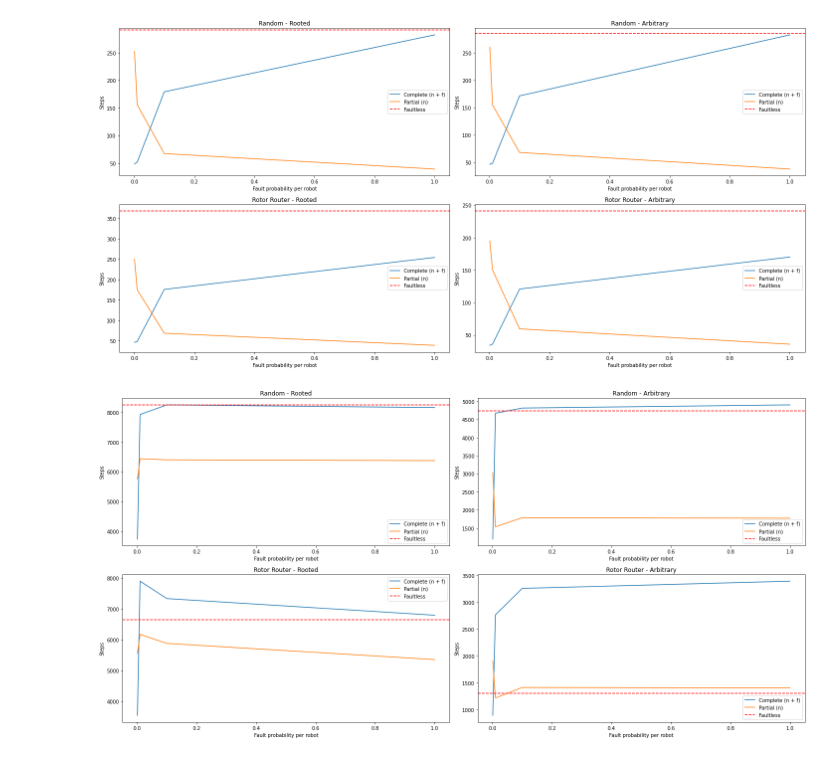
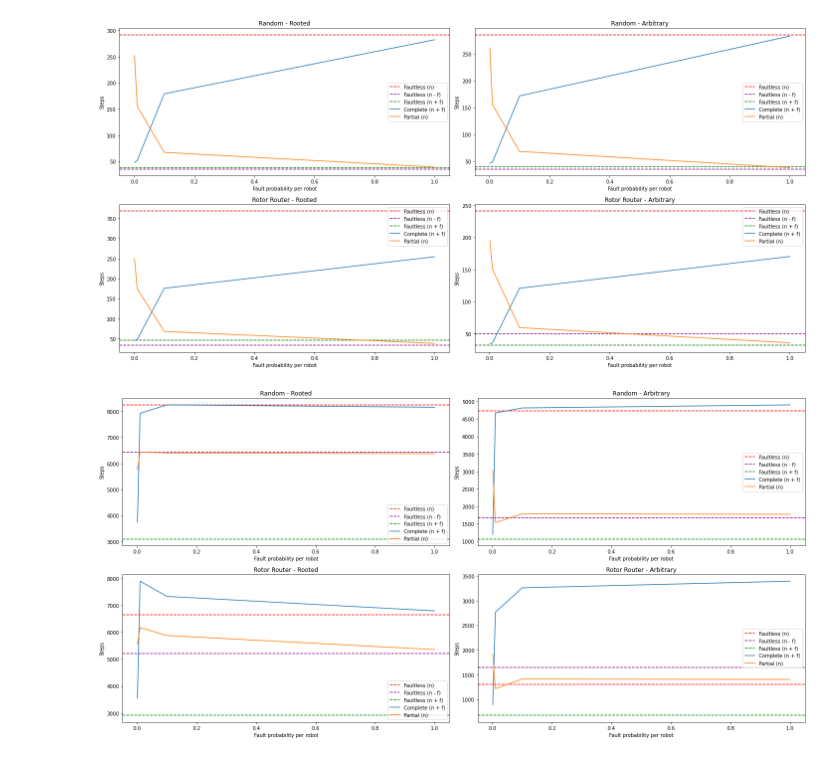
Before and after one commit to pukanszkypeter/fault-tolerant-dispersion, a Jupyter notebook: data/diagrams.ipynb, the cells around one changed output. Cells and saved outputs as stored; diff of their text form; code cells hidden in the pictures.

```diff
--- a/data/diagrams.ipynb
+++ b/data/diagrams.ipynb
@@ -239,18 +289,26 @@ plt.show()
 # %%
 # RANDOM
-random_rw_fl_r = faultless[(faultless["algorithm_type"] == "RANDOM") & (faultless["graph_type"] == "RANDOM") & (faultless["teams"] == 1)]["steps"].mean()
+random_rw_fl_r_normal = faultless[(faultless["algorithm_type"] == "RANDOM") & (faultless["graph_type"] == "RANDOM") & (faultless["teams"] == 1) & (faultless["nodes"] == faultless["robots"])]["steps"].mean()
+random_rw_fl_r_plus = faultless[(faultless["algorithm_type"] == "RANDOM") & (faultless["graph_type"] == "RANDOM") & (faultless["teams"] == 1) & (faultless["nodes"] < faultless["robots"])]["steps"].mean()
+random_rw_fl_r_minus = faultless[(faultless["algorithm_type"] == "RANDOM") & (faultless["graph_type"] == "RANDOM") & (faultless["teams"] == 1) & (faultless["nodes"] > faultless["robots"])]["steps"].mean()
 random_rw_fy_c_r = faulty[(faulty["algorithm_type"] == "RANDOM") & (faulty["nodes"] < faulty["robots"]) & (faulty["graph_type"] == "RANDOM") & (faulty["teams"] == 1)].groupby("probability")["steps"].mean()
 random_rw_fy_p_r = faulty[(faulty["algorithm_type"] == "RANDOM") & (faulty["nodes"] >= faulty["robots"]) & (faulty["graph_type"] == "RANDOM") & (faulty["teams"] == 1)].groupby("probability")["steps"].mean()
 
-random_rw_fl_a = faultless[(faultless["algorithm_type"] == "RANDOM") & (faultless["graph_type"] == "RANDOM") & (faultless["teams"] > 1)]["steps"].mean()
+random_rw_fl_a_normal = faultless[(faultless["algorithm_type"] == "RANDOM") & (faultless["graph_type"] == "RANDOM") & (faultless["teams"] > 1) & (faultless["nodes"] == faultless["robots"])]["steps"].mean()
+random_rw_fl_a_plus = faultless[(faultless["algorithm_type"] == "RANDOM") & (faultless["graph_type"] == "RANDOM") & (faultless["teams"] > 1) & (faultless["nodes"] < faultless["robots"])]["steps"].mean()
+random_rw_fl_a_minus = faultless[(faultless["algorithm_type"] == "RANDOM") & (faultless["graph_type"] == "RANDOM") & (faultless["teams"] > 1) & (faultless["nodes"] > faultless["robots"])]["steps"].mean()
 random_rw_fy_c_a = faulty[(faulty["algorithm_type"] == "RANDOM") & (faulty["nodes"] < faulty["robots"]) & (faulty["graph_type"] == "RANDOM") & (faulty["teams"] > 1)].groupby("probability")["steps"].mean()
 random_rw_fy_p_a = faulty[(faulty["algorithm_type"] == "RANDOM") & (faulty["nodes"] >= faulty["robots"]) & (faulty["graph_type"] == "RANDOM") & (faulty["teams"] > 1)].groupby("probability")["steps"].mean()
 
-random_rr_fl_r = faultless[(faultless["algorithm_type"] == "ROTOR_ROUTER") & (faultless["graph_type"] == "RANDOM") & (faultless["teams"] == 1)]["steps"].mean()
+random_rr_fl_r_normal = faultless[(faultless["algorithm_type"] == "ROTOR_ROUTER") & (faultless["graph_type"] == "RANDOM") & (faultless["teams"] == 1) & (faultless["nodes"] == faultless["robots"])]["steps"].mean()
+random_rr_fl_r_plus = faultless[(faultless["algorithm_type"] == "ROTOR_ROUTER") & (faultless["graph_type"] == "RANDOM") & (faultless["teams"] == 1) & (faultless["nodes"] < faultless["robots"])]["steps"].mean()
+random_rr_fl_r_minus = faultless[(faultless["algorithm_type"] == "ROTOR_ROUTER") & (faultless["graph_type"] == "RANDOM") & (faultless["teams"] == 1) & (faultless["nodes"] > faultless["robots"])]["steps"].mean()
 random_rr_fy_c_r = faulty[(faulty["algorithm_type"] == "ROTOR_ROUTER") & (faulty["nodes"] < faulty["robots"]) & (faulty["graph_type"] == "RANDOM") & (faulty["teams"] == 1)].groupby("probability")["steps"].mean()
 random_rr_fy_p_r = faulty[(faulty["algorithm_type"] == "ROTOR_ROUTER") & (faulty["nodes"] >= faulty["robots"]) & (faulty["graph_type"] == "RANDOM") & (faulty["teams"] == 1)].groupby("probability")["steps"].mean()
 
-random_rr_fl_a = faultless[(faultless["algorithm_type"] == "ROTOR_ROUTER") & (faultless["graph_type"] == "RANDOM") & (faultless["teams"] > 1)]["steps"].mean()
+random_rr_fl_a_normal = faultless[(faultless["algorithm_type"] == "ROTOR_ROUTER") & (faultless["graph_type"] == "RANDOM") & (faultless["teams"] > 1) & (faultless["nodes"] == faultless["robots"])]["steps"].mean()
+random_rr_fl_a_plus = faultless[(faultless["algorithm_type"] == "ROTOR_ROUTER") & (faultless["graph_type"] == "RANDOM") & (faultless["teams"] > 1) & (faultless["nodes"] < faultless["robots"])]["steps"].mean()
+random_rr_fl_a_minus = faultless[(faultless["algorithm_type"] == "ROTOR_ROUTER") & (faultless["graph_type"] == "RANDOM") & (faultless["teams"] > 1) & (faultless["nodes"] > faultless["robots"])]["steps"].mean()
 random_rr_fy_c_a = faulty[(faulty["algorithm_type"] == "ROTOR_ROUTER") & (faulty["nodes"] < faulty["robots"]) & (faulty["graph_type"] == "RANDOM") & (faulty["teams"] > 1)].groupby("probability")["steps"].mean()
 random_rr_fy_p_a = faulty[(faulty["algorithm_type"] == "ROTOR_ROUTER") & (faulty["nodes"] >= faulty["robots"]) & (faulty["graph_type"] == "RANDOM") & (faulty["teams"] > 1)].groupby("probability")["steps"].mean()
 
@@ -258,36 +316,44 @@ random_rr_fy_p_a = faulty[(faulty["algorithm_type"] == "ROTOR_ROUTER") & (faulty
 fig, axs = plt.subplots(nrows=2, ncols=2, figsize=(20, 10))
 
 # plot the data for the first chart
+axs[0,0].axhline(y = random_rw_fl_r_normal, color="red", linestyle="--", label = "Faultless (n)")
+axs[0,0].axhline(y = random_rw_fl_r_minus, color="purple", linestyle="--", label = "Faultless (n - f)")
+axs[0,0].axhline(y = random_rw_fl_r_plus, color="green", linestyle="--", label = "Faultless (n + f)")
 axs[0,0].plot(random_rw_fy_c_r.index, random_rw_fy_c_r.values, label = "Complete (n + f)")
 axs[0,0].plot(random_rw_fy_p_r.index, random_rw_fy_p_r.values, label = "Partial (n)")
-axs[0,0].axhline(y = random_rw_fl_r, color="r", linestyle="--", label = "Faultless")
 axs[0,0].set_xlabel("Fault probability per robot")
 axs[0,0].set_ylabel("Steps")
 axs[0,0].set_title('Random - Rooted')
 axs[0,0].legend()
 
 # plot the data for the second chart
+axs[0,1].axhline(y = random_rw_fl_a_normal, color="red", linestyle="--", label = "Faultless (n)")
+axs[0,1].axhline(y = random_rw_fl_a_minus, color="purple", linestyle="--", label = "Faultless (n - f)")
+axs[0,1].axhline(y = random_rw_fl_a_plus, color="green", linestyle="--", label = "Faultless (n + f)")
 axs[0,1].plot(random_rw_fy_c_a.index, random_rw_fy_c_a.values, label = "Complete (n + f)")
 axs[0,1].plot(random_rw_fy_p_a.index, random_rw_fy_p_a.values, label = "Partial (n)")
-axs[0,1].axhline(y = random_rw_fl_a, color="r", linestyle="--", label = "Faultless")
 axs[0,1].set_xlabel("Fault probability per robot")
 axs[0,1].set_ylabel("Steps")
 axs[0,1].set_title('Random - Arbitrary')
 axs[0,1].legend()
 
 # plot the data for the third chart
+axs[1,0].axhline(y = random_rr_fl_r_normal, color="red", linestyle="--", label = "Faultless (n)")
+axs[1,0].axhline(y = random_rr_fl_r_minus, color="purple", linestyle="--", label = "Faultless (n - f)")
+axs[1,0].axhline(y = random_rr_fl_r_plus, color="green", linestyle="--", label = "Faultless (n + f)")
 axs[1,0].plot(random_rr_fy_c_r.index, random_rr_fy_c_r.values, label = "Complete (n + f)")
 axs[1,0].plot(random_rr_fy_p_r.index, random_rr_fy_p_r.values, label = "Partial (n)")
-axs[1,0].axhline(y = random_rr_fl_r, color="r", linestyle="--", label = "Faultless")
 axs[1,0].set_xlabel("Fault probability per robot")
 axs[1,0].set_ylabel("Steps")
 axs[1,0].set_title('Rotor Router - Rooted')
 axs[1,0].legend()
 
 # plot the data for the fourth chart
+axs[1,1].axhline(y = random_rr_fl_a_normal, color="red", linestyle="--", label = "Faultless (n)")
+axs[1,1].axhline(y = random_rr_fl_a_minus, color="purple", linestyle="--", label = "Faultless (n - f)")
+axs[1,1].axhline(y = random_rr_fl_a_plus, color="green", linestyle="--", label = "Faultless (n + f)")
 axs[1,1].plot(random_rr_fy_c_a.index, random_rr_fy_c_a.values, label = "Complete (n + f)")
 axs[1,1].plot(random_rr_fy_p_a.index, random_rr_fy_p_a.values, label = "Partial (n)")
-axs[1,1].axhline(y = random_rr_fl_a, color="r", linestyle="--", label = "Faultless")
 axs[1,1].set_xlabel("Fault probability per robot")
 axs[1,1].set_ylabel("Steps")
 axs[1,1].set_title('Rotor Router - Arbitrary')
@@ -297,22 +363,30 @@ axs[1,1].legend()
 plt.tight_layout()
 plt.show()
 # %% [output]
-[figure, old version]
+[figure, new version]
 # %%
 # RING
-ring_rw_fl_r = faultless[(faultless["algorithm_type"] == "RANDOM") & (faultless["graph_type"] == "RING") & (faultless["teams"] == 1)]["steps"].mean()
+ring_rw_fl_r_normal = faultless[(faultless["algorithm_type"] == "RANDOM") & (faultless["graph_type"] == "RING") & (faultless["teams"] == 1) & (faultless["nodes"] == faultless["robots"])]["steps"].mean()
+ring_rw_fl_r_plus = faultless[(faultless["algorithm_type"] == "RANDOM") & (faultless["graph_type"] == "RING") & (faultless["teams"] == 1) & (faultless["nodes"] < faultless["robots"])]["steps"].mean()
+ring_rw_fl_r_minus = faultless[(faultless["algorithm_type"] == "RANDOM") & (faultless["graph_type"] == "RING") & (faultless["teams"] == 1) & (faultless["nodes"] > faultless["robots"])]["steps"].mean()
 ring_rw_fy_c_r = faulty[(faulty["algorithm_type"] == "RANDOM") & (faulty["nodes"] < faulty["robots"]) & (faulty["graph_type"] == "RING") & (faulty["teams"] == 1)].groupby("probability")["steps"].mean()
 ring_rw_fy_p_r = faulty[(faulty["algorithm_type"] == "RANDOM") & (faulty["nodes"] >= faulty["robots"]) & (faulty["graph_type"] == "RING") & (faulty["teams"] == 1)].groupby("probability")["steps"].mean()
 
-ring_rw_fl_a = faultless[(faultless["algorithm_type"] == "RANDOM") & (faultless["graph_type"] == "RING") & (faultless["teams"] > 1)]["steps"].mean()
+ring_rw_fl_a_normal = faultless[(faultless["algorithm_type"] == "RANDOM") & (faultless["graph_type"] == "RING") & (faultless["teams"] > 1) & (faultless["nodes"] == faultless["robots"])]["steps"].mean()
+ring_rw_fl_a_plus = faultless[(faultless["algorithm_type"] == "RANDOM") & (faultless["graph_type"] == "RING") & (faultless["teams"] > 1) & (faultless["nodes"] < faultless["robots"])]["steps"].mean()
+ring_rw_fl_a_minus = faultless[(faultless["algorithm_type"] == "RANDOM") & (faultless["graph_type"] == "RING") & (faultless["teams"] > 1) & (faultless["nodes"] > faultless["robots"])]["steps"].mean()
 ring_rw_fy_c_a = faulty[(faulty["algorithm_type"] == "RANDOM") & (faulty["nodes"] < faulty["robots"]) & (faulty["graph_type"] == "RING") & (faulty["teams"] > 1)].groupby("probability")["steps"].mean()
 ring_rw_fy_p_a = faulty[(faulty["algorithm_type"] == "RANDOM") & (faulty["nodes"] >= faulty["robots"]) & (faulty["graph_type"] == "RING") & (faulty["teams"] > 1)].groupby("probability")["steps"].mean()
 
-ring_rr_fl_r = faultless[(faultless["algorithm_type"] == "ROTOR_ROUTER") & (faultless["graph_type"] == "RING") & (faultless["teams"] == 1)]["steps"].mean()
+ring_rr_fl_r_normal = faultless[(faultless["algorithm_type"] == "ROTOR_ROUTER") & (faultless["graph_type"] == "RING") & (faultless["teams"] == 1) & (faultless["nodes"] == faultless["robots"])]["steps"].mean()
+ring_rr_fl_r_plus = faultless[(faultless["algorithm_type"] == "ROTOR_ROUTER") & (faultless["graph_type"] == "RING") & (faultless["teams"] == 1) & (faultless["nodes"] < faultless["robots"])]["steps"].mean()
+ring_rr_fl_r_minus = faultless[(faultless["algorithm_type"] == "ROTOR_ROUTER") & (faultless["graph_type"] == "RING") & (faultless["teams"] == 1) & (faultless["nodes"] > faultless["robots"])]["steps"].mean()
 ring_rr_fy_c_r = faulty[(faulty["algorithm_type"] == "ROTOR_ROUTER") & (faulty["nodes"] < faulty["robots"]) & (faulty["graph_type"] == "RING") & (faulty["teams"] == 1)].groupby("probability")["steps"].mean()
 ring_rr_fy_p_r = faulty[(faulty["algorithm_type"] == "ROTOR_ROUTER") & (faulty["nodes"] >= faulty["robots"]) & (faulty["graph_type"] == "RING") & (faulty["teams"] == 1)].groupby("probability")["steps"].mean()
 
-ring_rr_fl_a = faultless[(faultless["algorithm_type"] == "ROTOR_ROUTER") & (faultless["graph_type"] == "RING") & (faultless["teams"] > 1)]["steps"].mean()
+ring_rr_fl_a_normal = faultless[(faultless["algorithm_type"] == "ROTOR_ROUTER") & (faultless["graph_type"] == "RING") & (faultless["teams"] > 1) & (faultless["nodes"] == faultless["robots"])]["steps"].mean()
+ring_rr_fl_a_plus = faultless[(faultless["algorithm_type"] == "ROTOR_ROUTER") & (faultless["graph_type"] == "RING") & (faultless["teams"] > 1) & (faultless["nodes"] < faultless["robots"])]["steps"].mean()
+ring_rr_fl_a_minus = faultless[(faultless["algorithm_type"] == "ROTOR_ROUTER") & (faultless["graph_type"] == "RING") & (faultless["teams"] > 1) & (faultless["nodes"] > faultless["robots"])]["steps"].mean()
 ring_rr_fy_c_a = faulty[(faulty["algorithm_type"] == "ROTOR_ROUTER") & (faulty["nodes"] < faulty["robots"]) & (faulty["graph_type"] == "RING") & (faulty["teams"] > 1)].groupby("probability")["steps"].mean()
 ring_rr_fy_p_a = faulty[(faulty["algorithm_type"] == "ROTOR_ROUTER") & (faulty["nodes"] >= faulty["robots"]) & (faulty["graph_type"] == "RING") & (faulty["teams"] > 1)].groupby("probability")["steps"].mean()
 
@@ -320,45 +394,53 @@ ring_rr_fy_p_a = faulty[(faulty["algorithm_type"] == "ROTOR_ROUTER") & (faulty["
 fig, axs = plt.subplots(nrows=2, ncols=2, figsize=(20, 10))
 
 # plot the data for the first chart
+axs[0,0].axhline(y = ring_rw_fl_r_normal, color="red", linestyle="--", label = "Faultless (n)")
+axs[0,0].axhline(y = ring_rw_fl_r_minus, color="purple", linestyle="--", label = "Faultless (n - f)")
+axs[0,0].axhline(y = ring_rw_fl_r_plus, color="green", linestyle="--", label = "Faultless (n + f)")
 axs[0,0].plot(ring_rw_fy_c_r.index, ring_rw_fy_c_r.values, label = "Complete (n + f)")
 axs[0,0].plot(ring_rw_fy_p_r.index, ring_rw_fy_p_r.values, label = "Partial (n)")
-axs[0,0].axhline(y = ring_rw_fl_r, color="r", linestyle="--", label = "Faultless")
 axs[0,0].set_xlabel("Fault probability per robot")
 axs[0,0].set_ylabel("Steps")
 axs[0,0].set_title('Random - Rooted')
 axs[0,0].legend()
 
 # plot the data for the second chart
+axs[0,1].axhline(y = ring_rw_fl_a_normal, color="red", linestyle="--", label = "Faultless (n)")
+axs[0,1].axhline(y = ring_rw_fl_a_minus, color="purple", linestyle="--", label = "Faultless (n - f)")
+axs[0,1].axhline(y = ring_rw_fl_a_plus, color="green", linestyle="--", label = "Faultless (n + f)")
 axs[0,1].plot(ring_rw_fy_c_a.index, ring_rw_fy_c_a.values, label = "Complete (n + f)")
 axs[0,1].plot(ring_rw_fy_p_a.index, ring_rw_fy_p_a.values, label = "Partial (n)")
-axs[0,1].axhline(y = ring_rw_fl_a, color="r", linestyle="--", label = "Faultless")
 axs[0,1].set_xlabel("Fault probability per robot")
 axs[0,1].set_ylabel("Steps")
 axs[0,1].set_title('Random - Arbitrary')
 axs[0,1].legend()
 
 # plot the data for the third chart
+axs[1,0].axhline(y = ring_rr_fl_r_normal, color="red", linestyle="--", label = "Faultless (n)")
+axs[1,0].axhline(y = ring_rr_fl_r_minus, color="purple", linestyle="--", label = "Faultless (n - f)")
+axs[1,0].axhline(y = ring_rr_fl_r_plus, color="green", linestyle="--", label = "Faultless (n + f)")
 axs[1,0].plot(ring_rr_fy_c_r.index, ring_rr_fy_c_r.values, label = "Complete (n + f)")
 axs[1,0].plot(ring_rr_fy_p_r.index, ring_rr_fy_p_r.values, label = "Partial (n)")
-axs[1,0].axhline(y = ring_rr_fl_r, color="r", linestyle="--", label = "Faultless")
 axs[1,0].set_xlabel("Fault probability per robot")
 axs[1,0].set_ylabel("Steps")
 axs[1,0].set_title('Rotor Router - Rooted')
 axs[1,0].legend()
 
 # plot the data for the fourth chart
+axs[1,1].axhline(y = ring_rr_fl_a_normal, color="red", linestyle="--", label = "Faultless (n)")
+axs[1,1].axhline(y = ring_rr_fl_a_minus, color="purple", linestyle="--", label = "Faultless (n - f)")
+axs[1,1].axhline(y = ring_rr_fl_a_plus, color="green", linestyle="--", label = "Faultless (n + f)")
 axs[1,1].plot(ring_rr_fy_c_a.index, ring_rr_fy_c_a.values, label = "Complete (n + f)")
 axs[1,1].plot(ring_rr_fy_p_a.index, ring_rr_fy_p_a.values, label = "Partial (n)")
-axs[1,1].axhline(y = ring_rr_fl_a, color="r", linestyle="--", label = "Faultless")
 axs[1,1].set_xlabel("Fault probability per robot")
 axs[1,1].set_ylabel("Steps")
 axs[1,1].set_title('Rotor Router - Arbitrary')
 axs[1,1].legend()
 
 # show the chart
 plt.tight_layout()
 plt.show()
 # %% [output]
-[figure, old version]
+[figure, new version]
 # %%
 # LOLLIPOP
```
Also changed, not shown: parts of 9 cells of this notebook, 1 other file.
